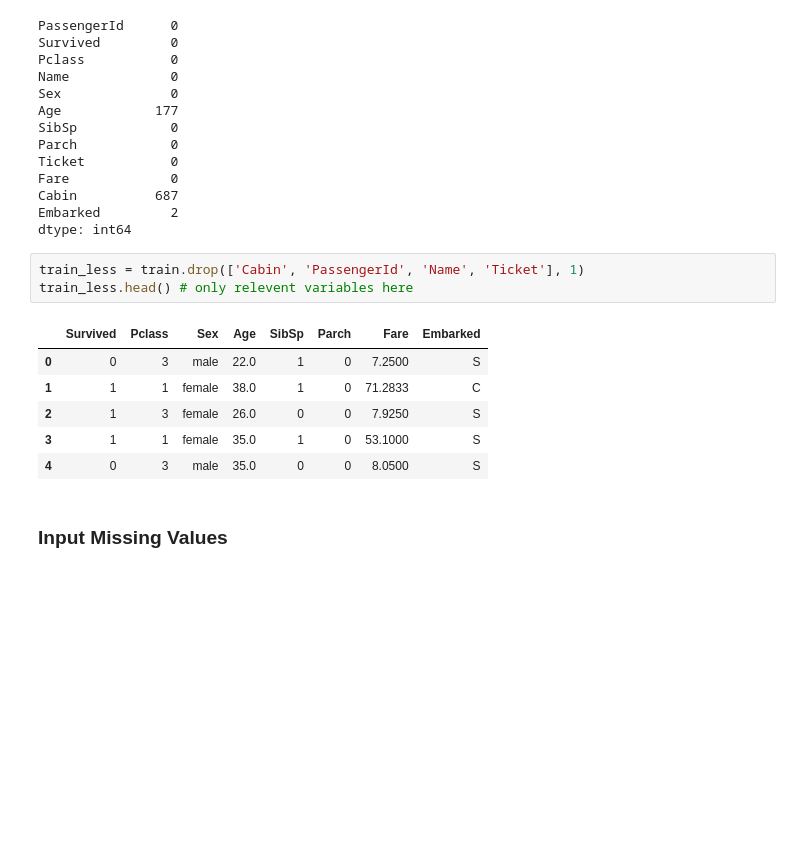
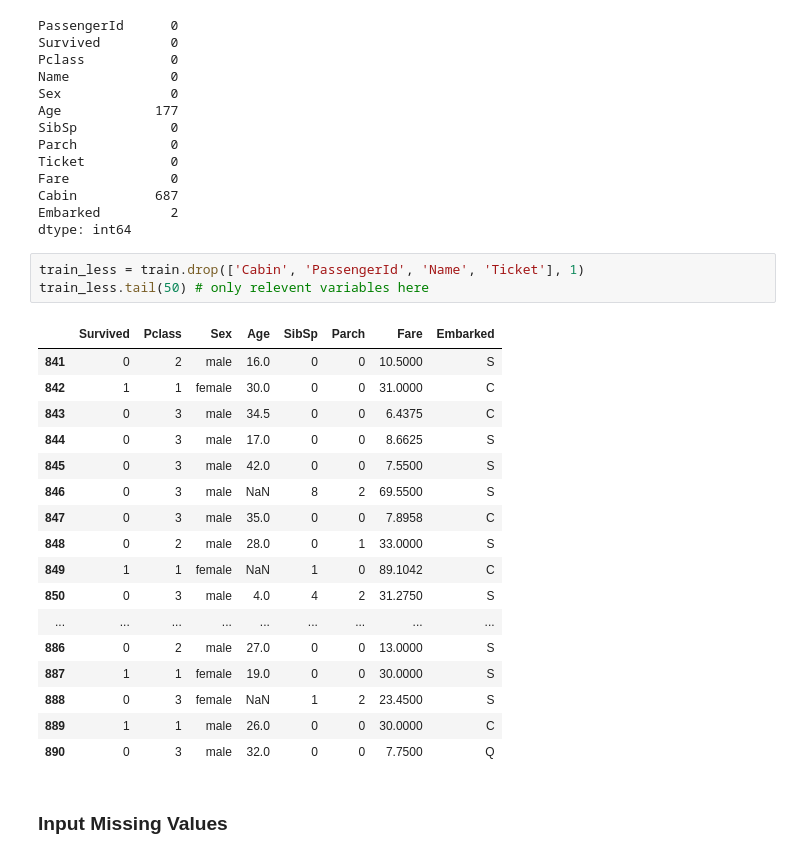
Before and after one commit to Lula27/Kaggle, a Jupyter notebook: TitanicChallengeTwo.ipynb, the cells around one changed output. Drawn from its saved outputs; the diff is of its cells as text; blank space fills up the shorter version.

```diff
--- a/TitanicChallengeTwo.ipynb
+++ b/TitanicChallengeTwo.ipynb
@@ -443,14 +443,25 @@ Embarked         2
 dtype: int64
 # %%
 train_less = train.drop(['Cabin', 'PassengerId', 'Name', 'Ticket'], 1)
-train_less.head() # only relevent variables here
+train_less.tail(50) # only relevent variables here
 # %% [output]
 |  | Survived | Pclass | Sex | Age | SibSp | Parch | Fare | Embarked |
-| 0 | 0 | 3 | male | 22.0 | 1 | 0 | 7.2500 | S |
-| 1 | 1 | 1 | female | 38.0 | 1 | 0 | 71.2833 | C |
-| 2 | 1 | 3 | female | 26.0 | 0 | 0 | 7.9250 | S |
-| 3 | 1 | 1 | female | 35.0 | 1 | 0 | 53.1000 | S |
-| 4 | 0 | 3 | male | 35.0 | 0 | 0 | 8.0500 | S |
+| 841 | 0 | 2 | male | 16.0 | 0 | 0 | 10.5000 | S |
+| 842 | 1 | 1 | female | 30.0 | 0 | 0 | 31.0000 | C |
+| 843 | 0 | 3 | male | 34.5 | 0 | 0 | 6.4375 | C |
+| 844 | 0 | 3 | male | 17.0 | 0 | 0 | 8.6625 | S |
+| 845 | 0 | 3 | male | 42.0 | 0 | 0 | 7.5500 | S |
+| 846 | 0 | 3 | male | NaN | 8 | 2 | 69.5500 | S |
+| 847 | 0 | 3 | male | 35.0 | 0 | 0 | 7.8958 | C |
+| 848 | 0 | 2 | male | 28.0 | 0 | 1 | 33.0000 | S |
+| 849 | 1 | 1 | female | NaN | 1 | 0 | 89.1042 | C |
+| 850 | 0 | 3 | male | 4.0 | 4 | 2 | 31.2750 | S |
+| ... | ... | ... | ... | ... | ... | ... | ... | ... |
+| 886 | 0 | 2 | male | 27.0 | 0 | 0 | 13.0000 | S |
+| 887 | 1 | 1 | female | 19.0 | 0 | 0 | 30.0000 | S |
+| 888 | 0 | 3 | female | NaN | 1 | 2 | 23.4500 | S |
+| 889 | 1 | 1 | male | 26.0 | 0 | 0 | 30.0000 | C |
+| 890 | 0 | 3 | male | 32.0 | 0 | 0 | 7.7500 | Q |
 # %% [markdown]
 ### Input Missing Values
 # %%
```
Also changed, not shown: parts of 9 cells of this notebook.
